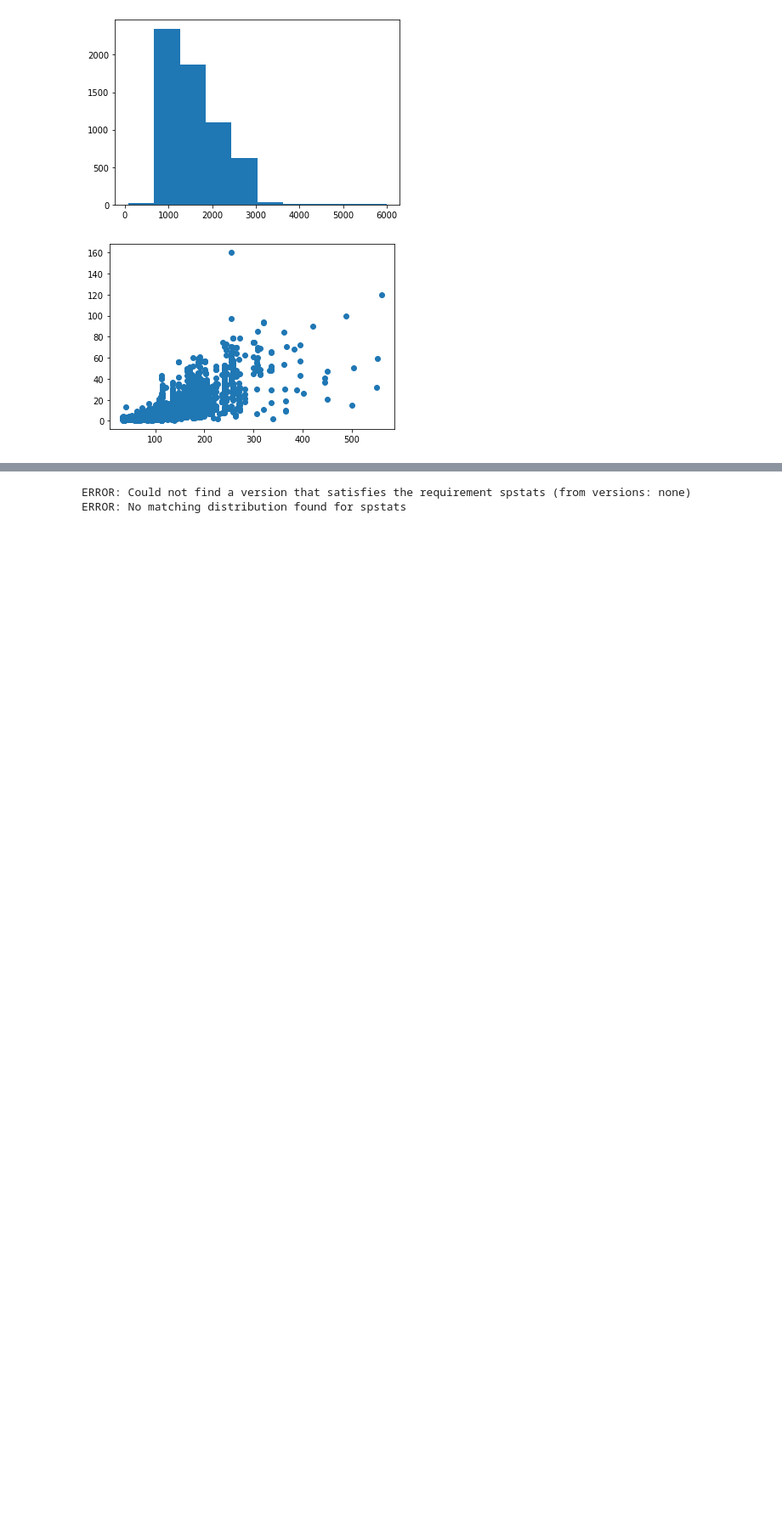
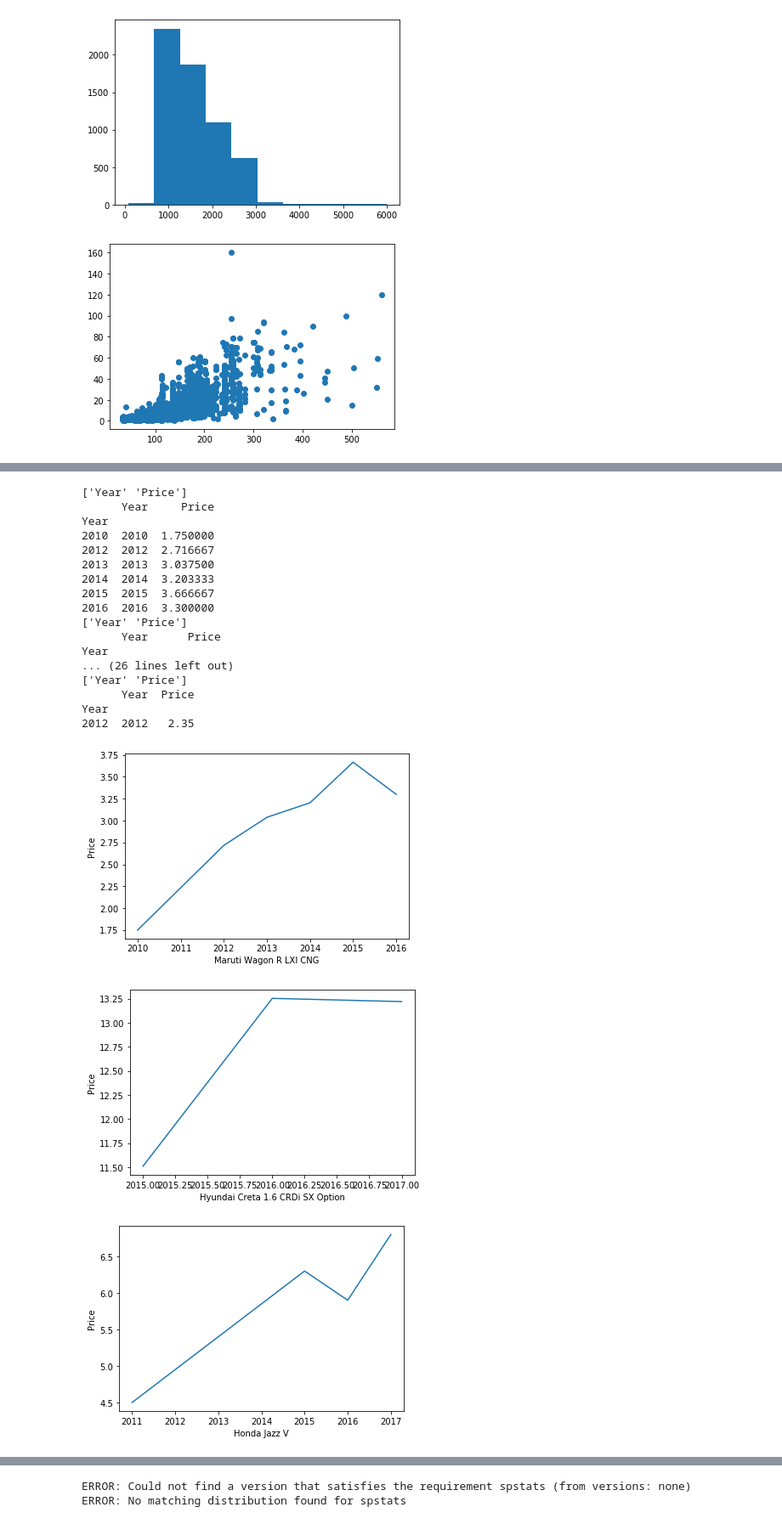
Before and after one commit to SAR2652/Used-Car-Price-Predictor-Website-and-Backend, a Jupyter notebook: CarPricePredictor.ipynb, the cells around one changed output, grey strips where cells are left out. Shown: that part at 85% size. Cells and saved outputs as stored; diff of their text form; code cells hidden in the pictures; blank space fills up the shorter version.

Commit message:
More Visualizations added

```diff
--- a/CarPricePredictor.ipynb
+++ b/CarPricePredictor.ipynb
@@ -227,0 +250,33 @@ sns.kdeplot(df_eng, color='b', shade = True)
+# %%
+unique_vals = df["Name"].unique()[:6]
+for k in unique_vals:
+  temp = df.loc[df["Name"] == k, :]
+  temp = temp.loc[:,["Year", "Price"]]
+  print(temp.columns.values)
+  temp = temp.groupby("Year").aggregate({"Year":"max", "Price":np.mean})
+  print(temp)
+  plt.figure()
+  plt.plot(temp["Year"], temp["Price"])
+  plt.xlabel(k)
+  plt.ylabel("Price")
+# %% [output]
+['Year' 'Price']
+      Year     Price
+Year
+2010  2010  1.750000
+2012  2012  2.716667
+2013  2013  3.037500
+2014  2014  3.203333
+2015  2015  3.666667
+2016  2016  3.300000
+['Year' 'Price']
+      Year      Price
+Year
+... (26 lines left out)
+['Year' 'Price']
+      Year  Price
+Year
+2012  2012   2.35
+[figure, added]
+[figure, added]
+[figure, added]
```
Also changed, not shown: parts of 6 cells of this notebook.
